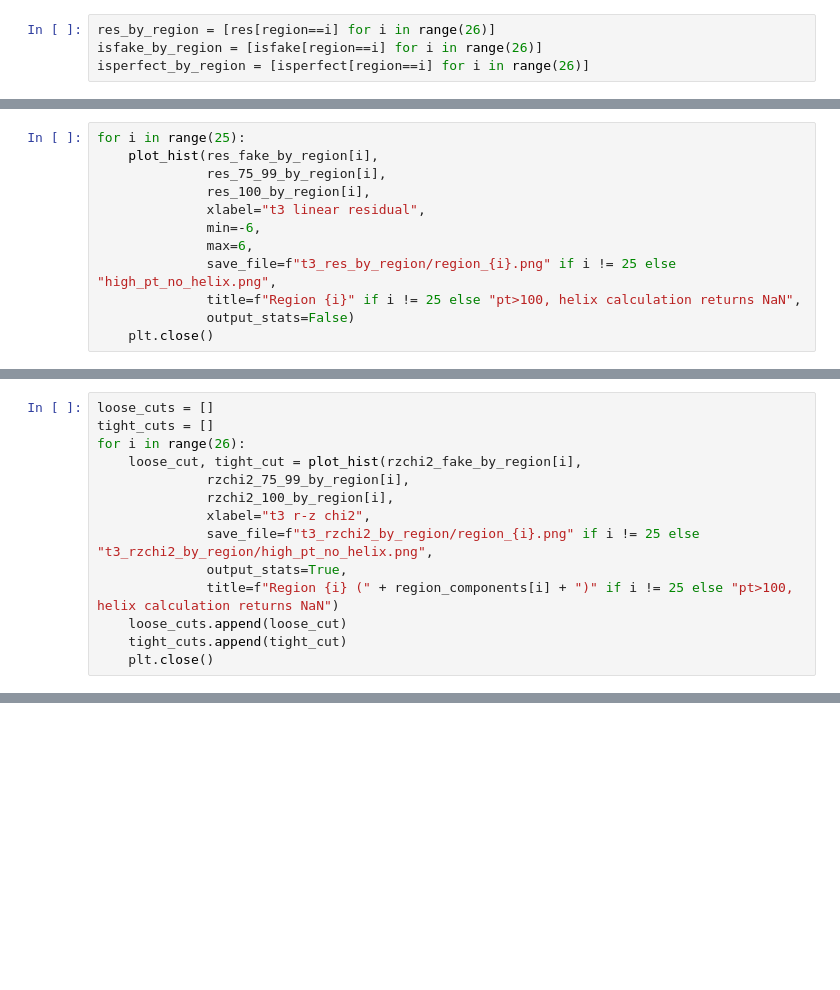
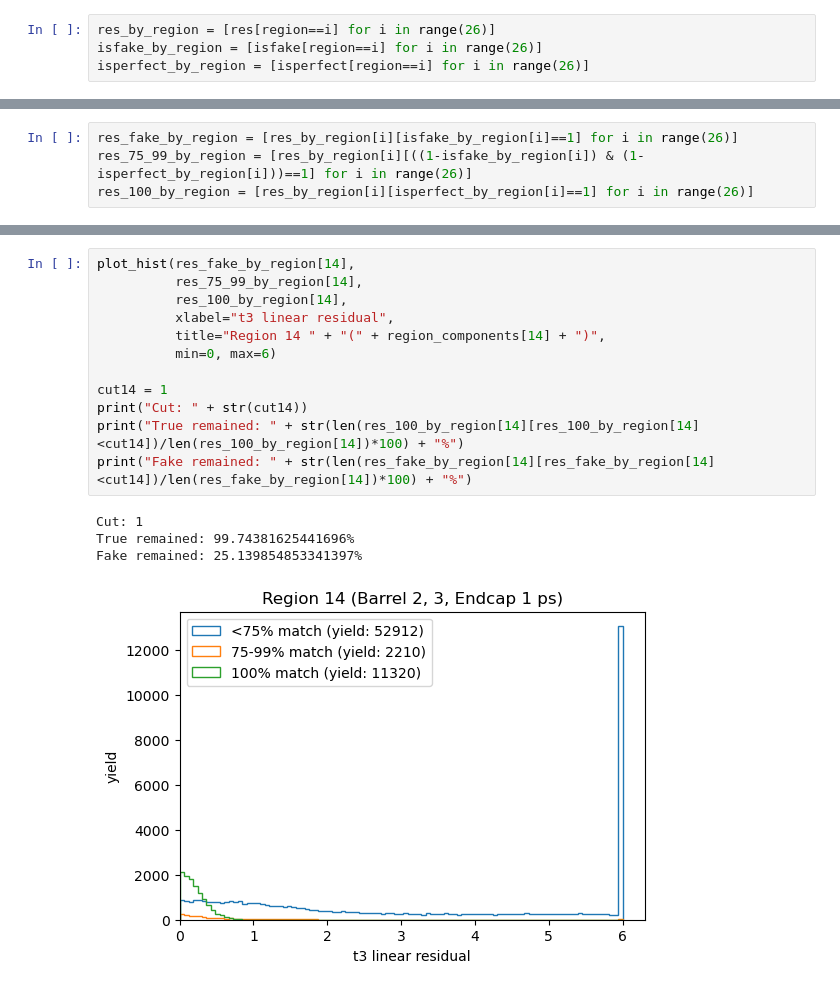
Before and after one commit to bucket420/lst-plots, a Jupyter notebook: plotting.ipynb, the cells around one changed output, grey strips where cells are left out. Cells and saved outputs as stored; diff of their text form; blank space fills up the shorter version.

```diff
--- a/plotting.ipynb
+++ b/plotting.ipynb
@@ -98,12 +135,0 @@ res_100_by_region = [res_by_region[i][isperfect_by_region[i]==1] for i in range(
-# %%
-for i in range(25):
-    plot_hist(res_fake_by_region[i],
-              res_75_99_by_region[i],
-              res_100_by_region[i],
-              xlabel="t3 linear residual",
-              min=-6,
-              max=6,
-              save_file=f"t3_res_by_region/region_{i}.png" if i != 25 else "high_pt_no_helix.png",
-              title=f"Region {i}" if i != 25 else "pt>100, helix calculation returns NaN",
-              output_stats=False)
-    plt.close()
@@ -142,14 +135,0 @@ rzchi2_100_by_region = [rzchi2_by_region[i][isperfect_by_region[i]==1] for i in
-# %%
-loose_cuts = []
-tight_cuts = []
-for i in range(26):
-    loose_cut, tight_cut = plot_hist(rzchi2_fake_by_region[i],
-              rzchi2_75_99_by_region[i],
-              rzchi2_100_by_region[i],
-              xlabel="t3 r-z chi2",
-              save_file=f"t3_rzchi2_by_region/region_{i}.png" if i != 25 else "t3_rzchi2_by_region/high_pt_no_helix.png",
-              output_stats=True,
-              title=f"Region {i} (" + region_components[i] + ")" if i != 25 else "pt>100, helix calculation returns NaN")
-    loose_cuts.append(loose_cut)
-    tight_cuts.append(tight_cut)
-    plt.close()
@@ -235,0 +136,4 @@ plot_hist(rzchi2_fake_no_region,
+# %%
+res_fake_by_region = [res_by_region[i][isfake_by_region[i]==1] for i in range(26)]
+res_75_99_by_region = [res_by_region[i][((1-isfake_by_region[i]) & (1-isperfect_by_region[i]))==1] for i in range(26)]
+res_100_by_region = [res_by_region[i][isperfect_by_region[i]==1] for i in range(26)]
@@ -235,0 +152,17 @@ plot_hist(rzchi2_fake_no_region,
+# %%
+plot_hist(res_fake_by_region[14],
+          res_75_99_by_region[14],
+          res_100_by_region[14],
+          xlabel="t3 linear residual",
+          title="Region 14 " + "(" + region_components[14] + ")",
+          min=0, max=6)
+
+cut14 = 1
+print("Cut: " + str(cut14))
+print("True remained: " + str(len(res_100_by_region[14][res_100_by_region[14]<cut14])/len(res_100_by_region[14])*100) + "%")
+print("Fake remained: " + str(len(res_fake_by_region[14][res_fake_by_region[14]<cut14])/len(res_fake_by_region[14])*100) + "%")
+# %% [output]
+Cut: 1
+True remained: 99.74381625441696%
+Fake remained: 25.139854853341397%
+[figure, added]
```
Also changed, not shown: parts of 45 cells of this notebook, 51 other files.
